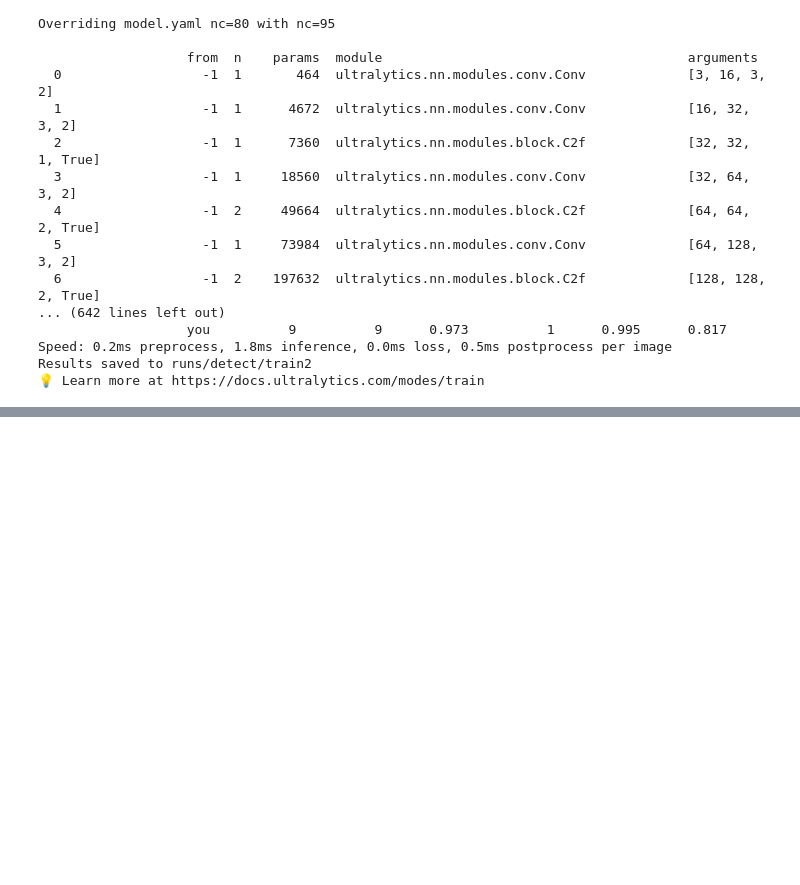
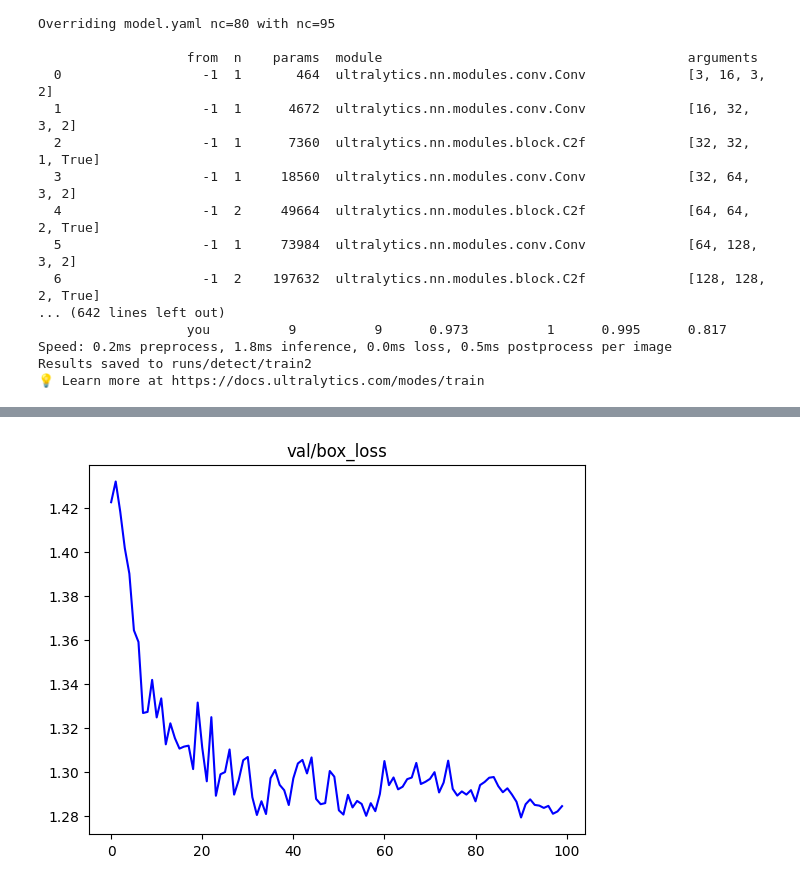
Before and after one commit to ahmedhany14/Egyption-Hieroglyphs-detection, a Jupyter notebook: src/Object Detection/workspaceTrianing.ipynb, the cells around one changed output, grey strips where cells are left out. Cells and saved outputs as stored; diff of their text form; code cells hidden in the pictures; blank space fills up the shorter version.

```diff
--- a/src/Object Detection/workspaceTrianing.ipynb
+++ b/src/Object Detection/workspaceTrianing.ipynb
@@ -273,0 +312,6 @@ Results saved to runs/detect/train2
+# %%
+plt.plot(result["val/box_loss"], color="blue")
+plt.title("val/box_loss")
+plt.show()
+# %% [output]
+[figure, added]
```
Also changed, not shown: parts of 7 cells of this notebook.
